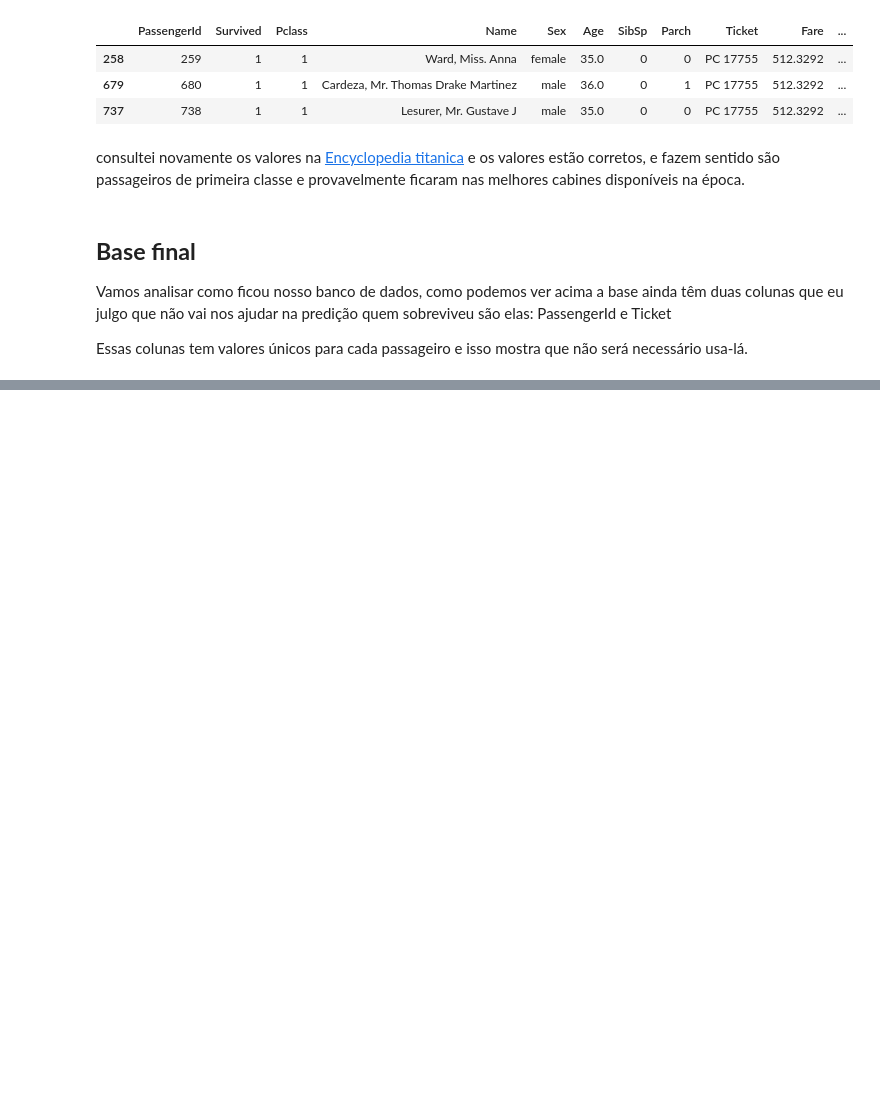
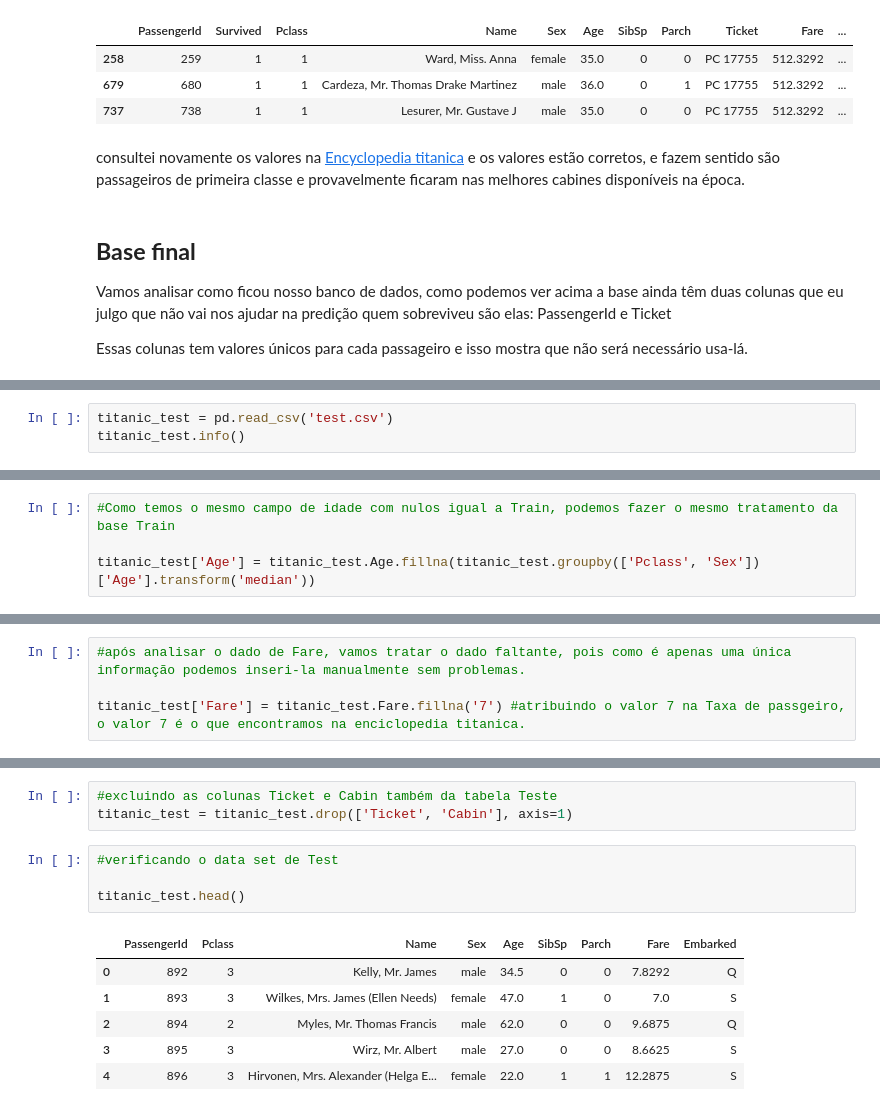
Before and after one commit to varsantos/Data_science, a Jupyter notebook: Titanic.ipynb, the cells around one changed output, grey strips where cells are left out. Saved outputs shown, nothing was run; the diff lists cells and outputs as text; blank space fills up the shorter version.

```diff
--- a/Titanic.ipynb
+++ b/Titanic.ipynb
@@ -334,0 +364,3 @@ Agora precisamos aplicar todo o tratamento de dados também para a base de Test.
+# %%
+titanic_test = pd.read_csv('test.csv')
+titanic_test.info()
@@ -334,0 +420,4 @@ Agora precisamos aplicar todo o tratamento de dados também para a base de Test.
+# %%
+#Como temos o mesmo campo de idade com nulos igual a Train, podemos fazer o mesmo tratamento da base Train
+
+titanic_test['Age'] = titanic_test.Age.fillna(titanic_test.groupby(['Pclass', 'Sex'])['Age'].transform('median'))
@@ -334,0 +432,4 @@ Agora precisamos aplicar todo o tratamento de dados também para a base de Test.
+# %%
+#após analisar o dado de Fare, vamos tratar o dado faltante, pois como é apenas uma única informação podemos inseri-la manualmente sem problemas.
+
+titanic_test['Fare'] = titanic_test.Fare.fillna('7') #atribuindo o valor 7 na Taxa de passgeiro, o valor 7 é o que encontramos na enciclopedia titanica.
@@ -334,0 +443,14 @@ Agora precisamos aplicar todo o tratamento de dados também para a base de Test.
+# %%
+#excluindo as colunas Ticket e Cabin também da tabela Teste
+titanic_test = titanic_test.drop(['Ticket', 'Cabin'], axis=1)
+# %%
+#verificando o data set de Test
+
+titanic_test.head()
+# %% [output]
+|  | PassengerId | Pclass | Name | Sex | Age | SibSp | Parch | Fare | Embarked |
+| 0 | 892 | 3 | Kelly, Mr. James | male | 34.5 | 0 | 0 | 7.8292 | Q |
+| 1 | 893 | 3 | Wilkes, Mrs. James (Ellen Needs) | female | 47.0 | 1 | 0 | 7.0 | S |
+| 2 | 894 | 2 | Myles, Mr. Thomas Francis | male | 62.0 | 0 | 0 | 9.6875 | Q |
+| 3 | 895 | 3 | Wirz, Mr. Albert | male | 27.0 | 0 | 0 | 8.6625 | S |
+| 4 | 896 | 3 | Hirvonen, Mrs. Alexander (Helga E... | female | 22.0 | 1 | 1 | 12.2875 | S |
```
Also changed, not shown: parts of 23 cells of this notebook.
